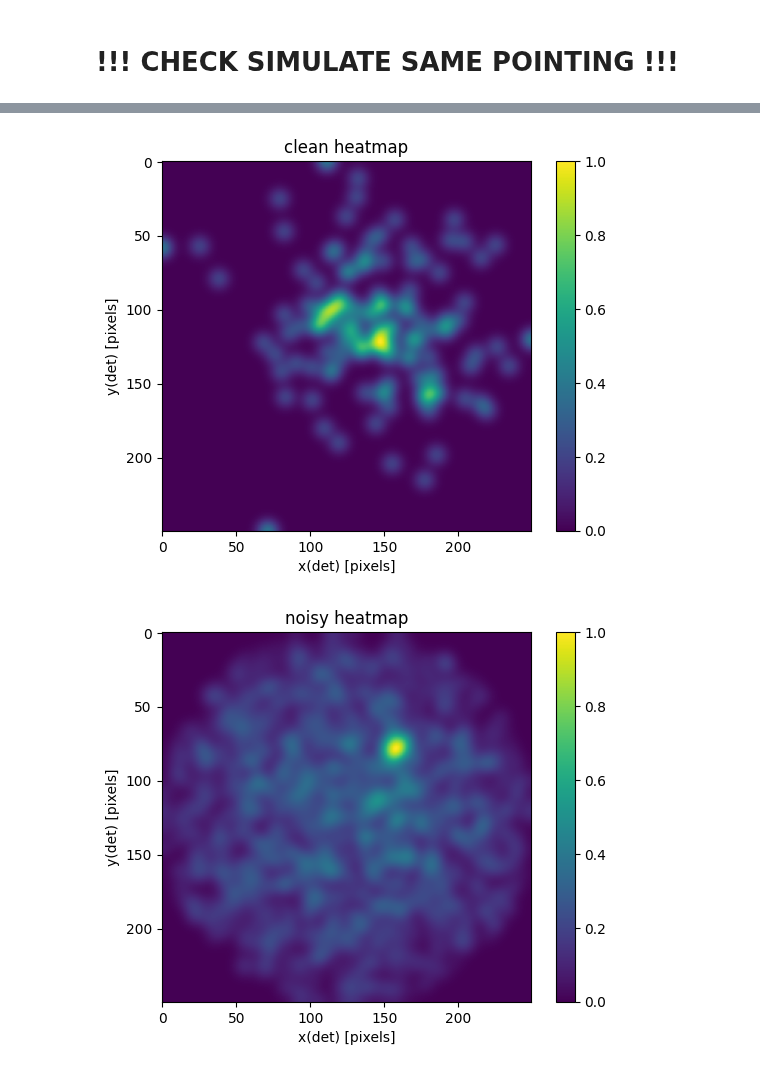
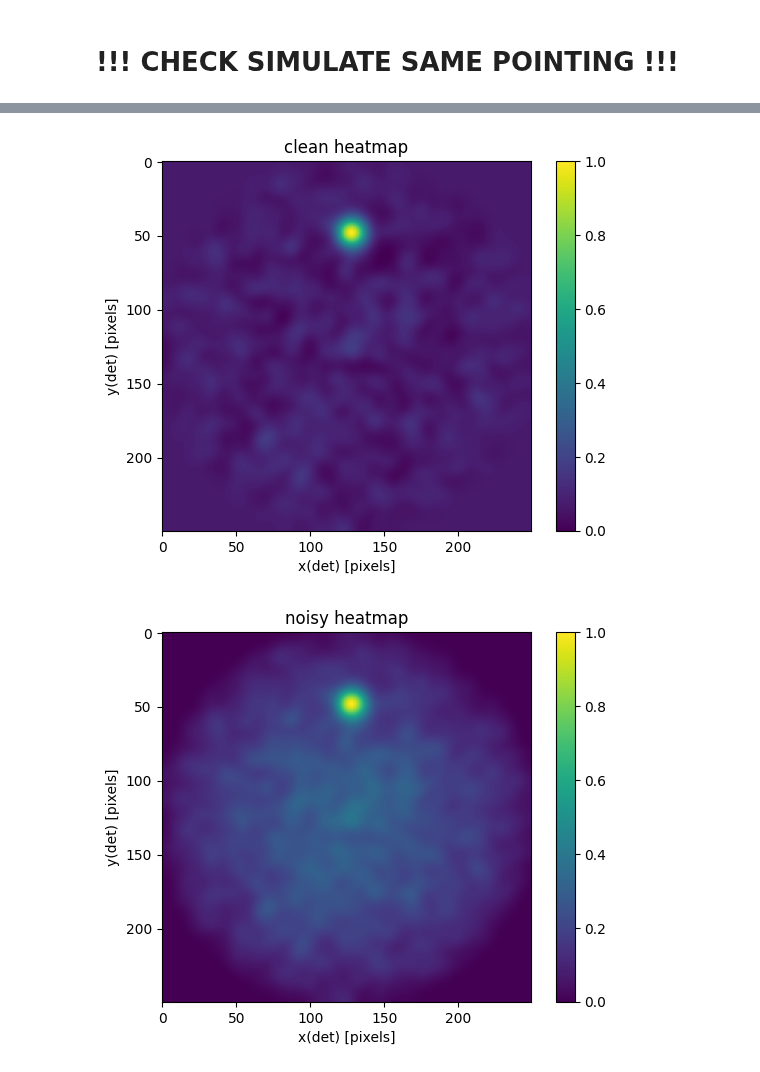
Before and after one commit to ambra-dipiano/astroAI, a Jupyter notebook: astroai/notebooks/cnn-cleaner.ipynb, the cells around one changed output, grey strips where cells are left out. Saved outputs shown, nothing was run; the diff lists cells and outputs as text; code cells hidden in the pictures.

```diff
--- a/astroai/notebooks/cnn-cleaner.ipynb
+++ b/astroai/notebooks/cnn-cleaner.ipynb
@@ -5,13 +5,13 @@ from os import listdir
 from os.path import join, isfile
 
 # info tables
-src_info = f'/data01/homes/dipiano/E4/irf_random/crab_only/sim/merged_simulator_data.dat'
-bkg_info = f'/data01/homes/dipiano/E4/irf_random/crab/sim/merged_simulator_data.dat'
+sim_info = f'/data01/homes/dipiano/E4/irf_random/crab/sim/merged_simulator_data.dat'
+map_info = f'/data01/homes/dipiano/E4/irf_random/crab/map_10s_5sgm/merged_mapper_data.dat'
 
 # dataset
-filename = '/data01/homes/dipiano/E4/irf_random/clean_50s_5sgm_5000sz.npy'
+filename = '/data01/homes/dipiano/E4/irf_random/crab/clean_50s_5sgm_5000sz_ctools_smooth.npy'
 ds = np.load(filename, allow_pickle=True, encoding='latin1', fix_imports=True).flat[0]
 print(f"Classes: {ds.keys()}\n")
-print(f"\nSRC dataset size: {len(ds['SRC'])}")
-print(f"BKG dataset size: {len(ds['BKG'])}")
+print(f"NOISY dataset size: {len(ds['DS1'])}")
+print(f"CLEAN dataset size: {len(ds['DS2'])}")
 # %% [output]
@@ -23,7 +22,7 @@ BKG dataset size: 5000
 # %%
 from astroai.tools.utils import split_noisy_dataset
 
-train_clean, train_noisy, test_clean, test_noisy = split_noisy_dataset(ds, split=80, reshape=True, binning=250)
+train_noisy,train_clean, test_noisy, test_clean = split_noisy_dataset(ds, split=80, reshape=True, binning=250)
 
 print(f"Train clean: {train_clean.shape}")
 print(f"Train noisy: {train_noisy.shape}")
@@ -60,11 +59,12 @@ crab_bkg.head()
 # %%
 from astroai.tools.utils import plot_heatmap
 
-plot_heatmap(train_clean[6], title=f'clean heatmap', show=True, save=False, save_name=None)
-plot_heatmap(train_noisy[0], title=f'noisy heatmap', show=True, save=False, save_name=None)
+idx = 10
+plot_heatmap(train_clean[idx], title=f'clean heatmap', show=True, save=False, save_name=None)
+plot_heatmap(train_noisy[idx], title=f'noisy heatmap', show=True, save=False, save_name=None)
 # %% [output]
-[figure, old version]
+[figure, new version]
-[figure, old version]
+[figure, new version]
 # %%
 import tensorflow as tf
 from datetime import datetime
```
Also changed, not shown: parts of 3 cells of this notebook.
